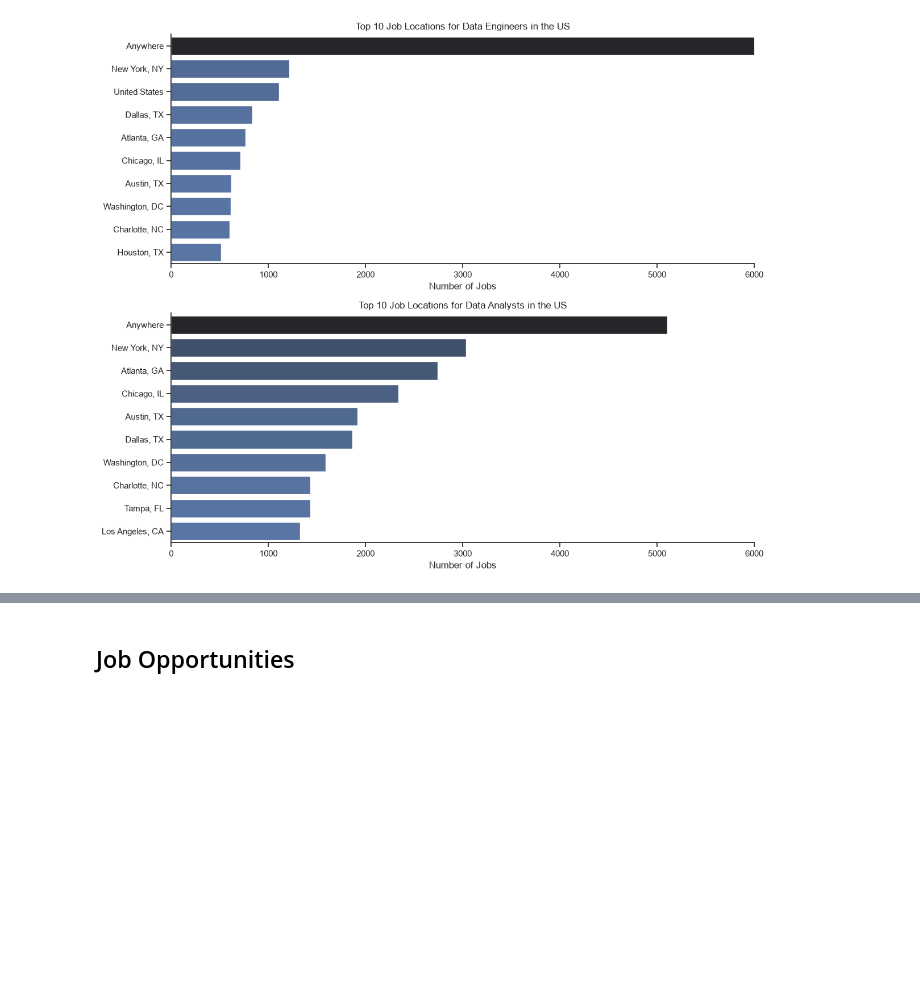
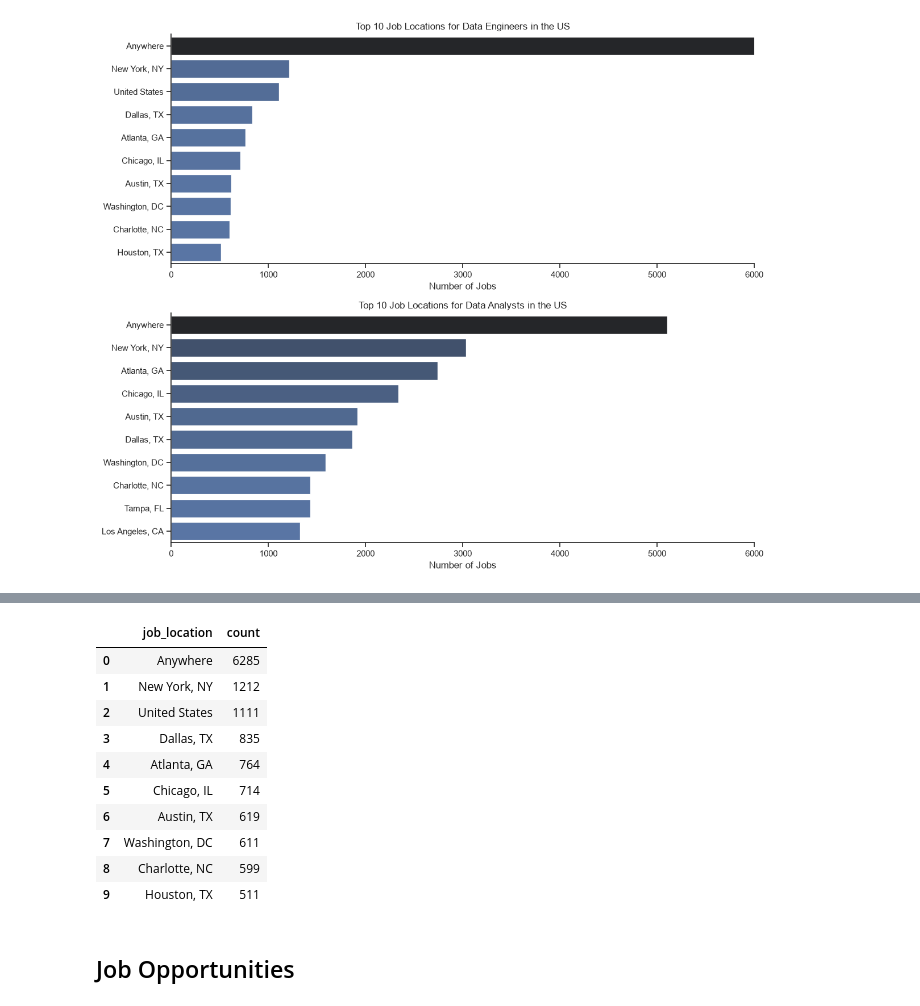
Before and after one commit to ahmedehabyoussef9-tech/Job---Skill-Pipeline-Analysis, a Jupyter notebook: 1_EDA.ipynb, the cells around one changed output, grey strips where cells are left out. Saved outputs shown, nothing was run; the diff lists cells and outputs as text; code cells hidden in the pictures; blank space fills up the shorter version.

```diff
--- a/1_EDA.ipynb
+++ b/1_EDA.ipynb
@@ -135,3 +211,17 @@ plt.show()
+# %%
+df_plot_de
+# %% [output]
+|  | job_location | count |
+| 0 | Anywhere | 6285 |
+| 1 | New York, NY | 1212 |
+| 2 | United States | 1111 |
+| 3 | Dallas, TX | 835 |
+| 4 | Atlanta, GA | 764 |
+| 5 | Chicago, IL | 714 |
+| 6 | Austin, TX | 619 |
+| 7 | Washington, DC | 611 |
+| 8 | Charlotte, NC | 599 |
+| 9 | Houston, TX | 511 |
 # %% [markdown]
 ## Job Opportunities
 # %%
```
Also changed, not shown: parts of 9 cells of this notebook, 13 other files.
